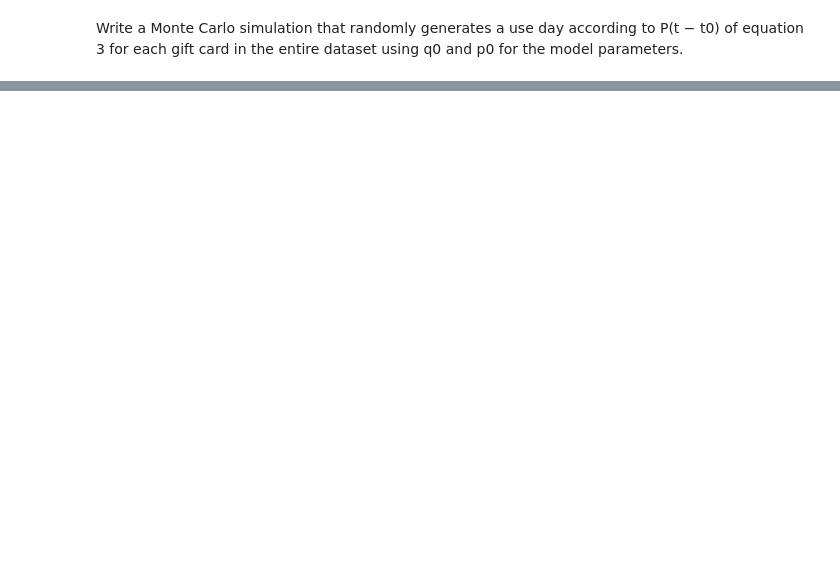
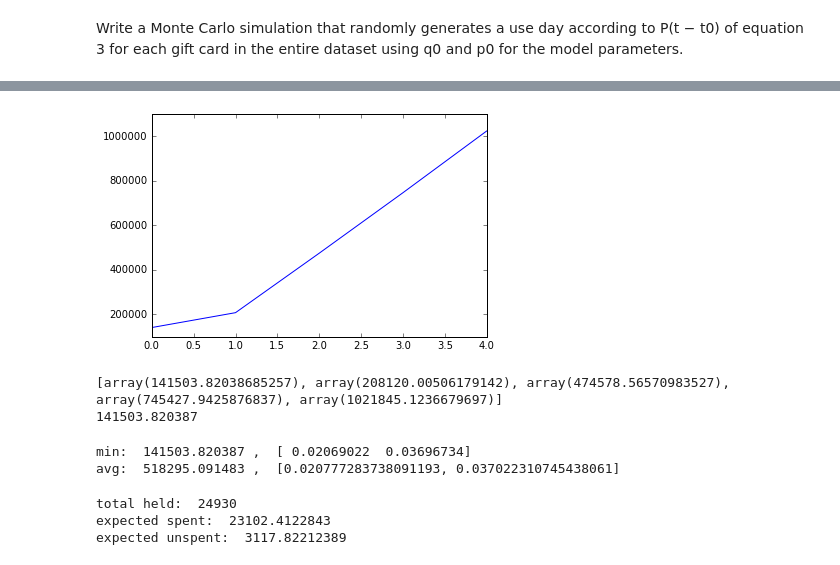
Before and after one commit to RFHO-BDSS/BDexamrevision, a Jupyter notebook: Revision/Exam Revision.ipynb, the cells around one changed output, grey strips where cells are left out. Cells and saved outputs as stored; diff of their text form; code cells hidden in the pictures; blank space fills up the shorter version.

```diff
--- a/Revision/Exam Revision.ipynb
+++ b/Revision/Exam Revision.ipynb
@@ -253,0 +322,31 @@ print "    num errors: ", len(MC_err)
+# %%
+plt.plot(range(0, len(MC_mins)),MC_mins)
+plt.show()
+
+print MC_mins
+print min(MC_mins)
+# %% [output]
+[figure, added]
+[array(141503.82038685257), array(208120.00506179142), array(474578.56570983527), array(745427.9425876837), array(1021845.1236679697)]
+141503.820387
+# %%
+MC_min = min(MC_mins)
+best_MC_params = results[mins.index(min_mins)]
+avg_MC_params = [np.mean(results[:][0][0]),np.mean(results[:][0][1])]
+
+print "min: ", MC_min, ", ",best_MC_params
+print "avg: ", np.mean(MC_mins), ", ", avg_MC_params
+# %% [output]
+min:  141503.820387 ,  [ 0.02069022  0.03696734]
+avg:  518295.091483 ,  [0.020777283738091193, 0.037022310745438061]
+# %%
+MC_Pnevers = PP_test(avg_MC_params)
+
+total_MC_unused = len(MC_unused) * 10
+print "total held: ", total_MC_unused
+print "expected spent: ", np.mean(MC_Pnevers)*total_MC_unused
+print "expected unspent: ", total_unused*(1-np.mean(MC_Pnevers))
+# %% [output]
+total held:  24930
+expected spent:  23102.4122843
+expected unspent:  3117.82212389
```
Also changed, not shown: parts of 20 cells of this notebook.
